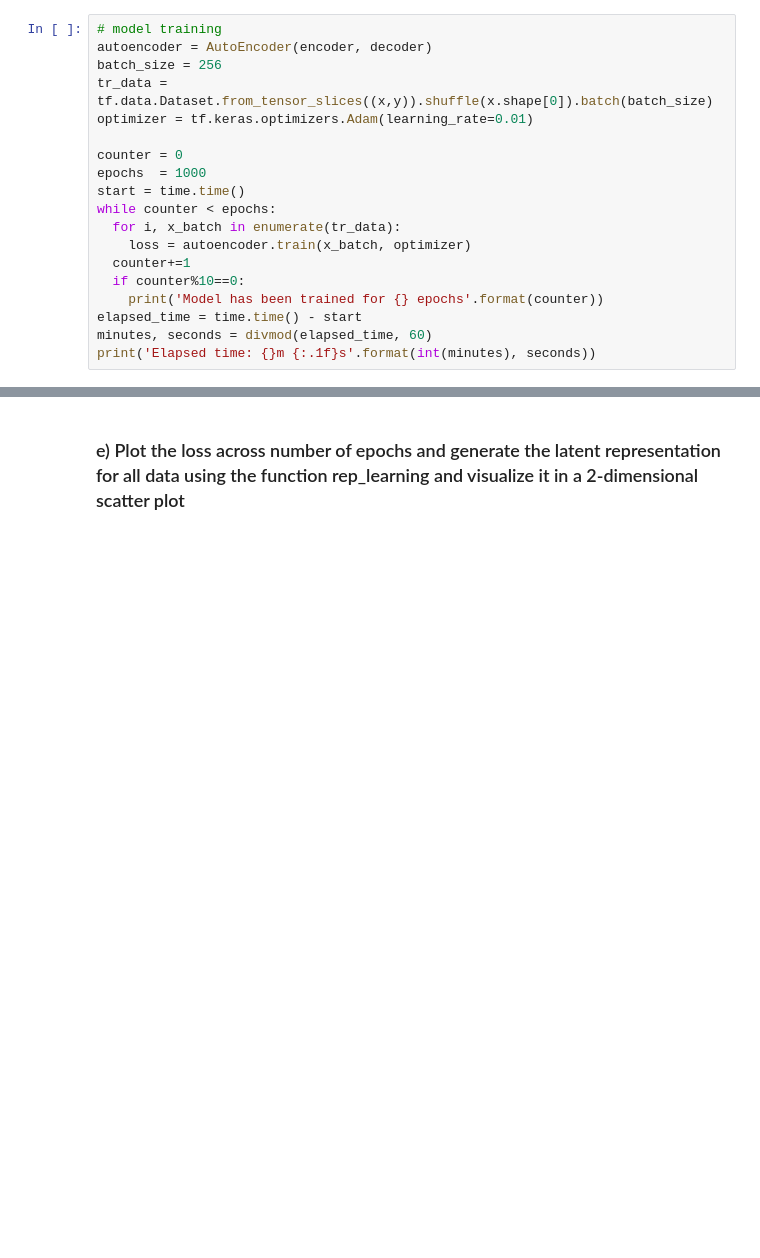
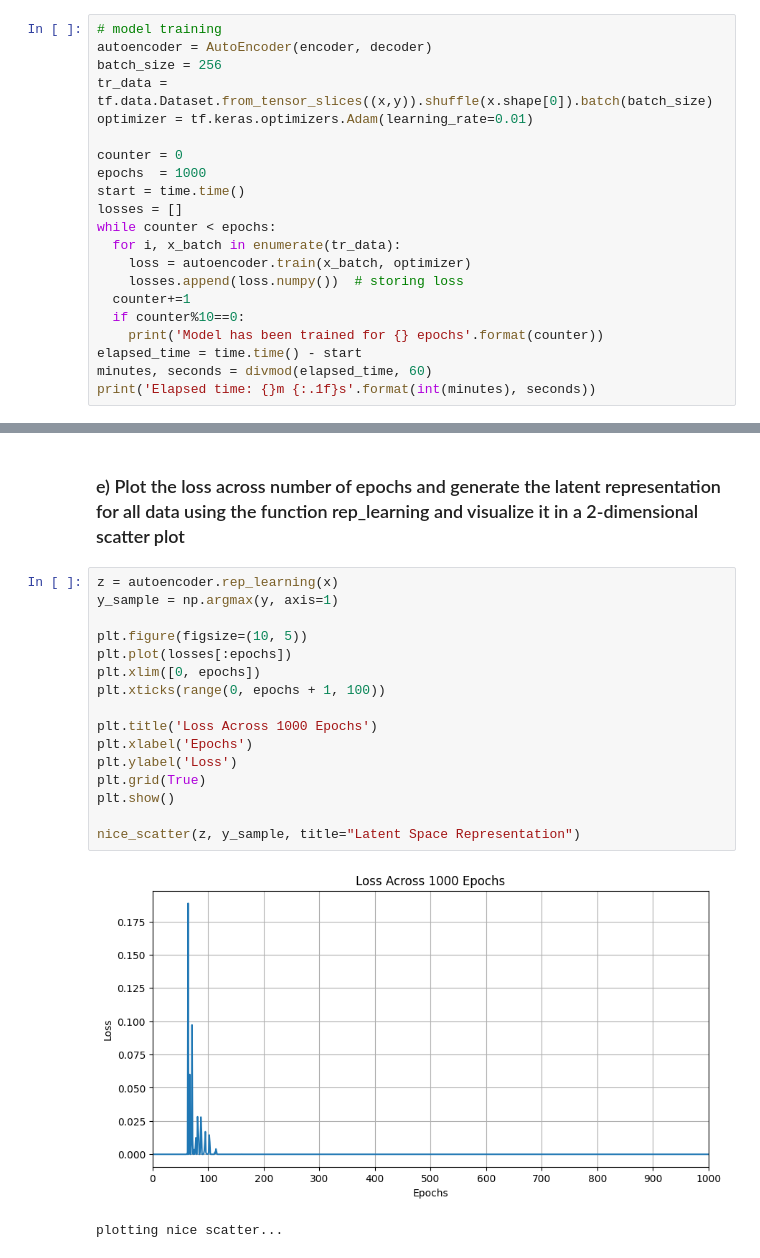
Before and after one commit to mtorella/ClusterAnalysisForBusiness_gp, a Jupyter notebook: main.ipynb, the cells around one changed output, grey strips where cells are left out. Cells and saved outputs as stored; diff of their text form; blank space fills up the shorter version.

```diff
--- a/main.ipynb
+++ b/main.ipynb
@@ -244,9 +242,11 @@ optimizer = tf.keras.optimizers.Adam(learning_rate=0.01)
 counter = 0
 epochs  = 1000
 start = time.time()
+losses = []
 while counter < epochs:
   for i, x_batch in enumerate(tr_data):
     loss = autoencoder.train(x_batch, optimizer)
+    losses.append(loss.numpy())  # storing loss
   counter+=1
   if counter%10==0:
     print('Model has been trained for {} epochs'.format(counter))
@@ -279,2 +277,21 @@ Elapsed time: 5m 55.3s
 # %% [markdown]
 ### e) Plot the loss across number of epochs and generate the latent representation for all data using the function rep_learning and visualize it in a 2-dimensional scatter plot
+# %%
+z = autoencoder.rep_learning(x)
+y_sample = np.argmax(y, axis=1)
+
+plt.figure(figsize=(10, 5))
+plt.plot(losses[:epochs])
+plt.xlim([0, epochs])
+plt.xticks(range(0, epochs + 1, 100))
+
+plt.title('Loss Across 1000 Epochs')
+plt.xlabel('Epochs')
+plt.ylabel('Loss')
+plt.grid(True)
+plt.show()
+
+nice_scatter(z, y_sample, title="Latent Space Representation")
+# %% [output]
+[figure, added]
+plotting nice scatter...
```
Also changed, not shown: parts of 6 cells of this notebook, 1 other file.
